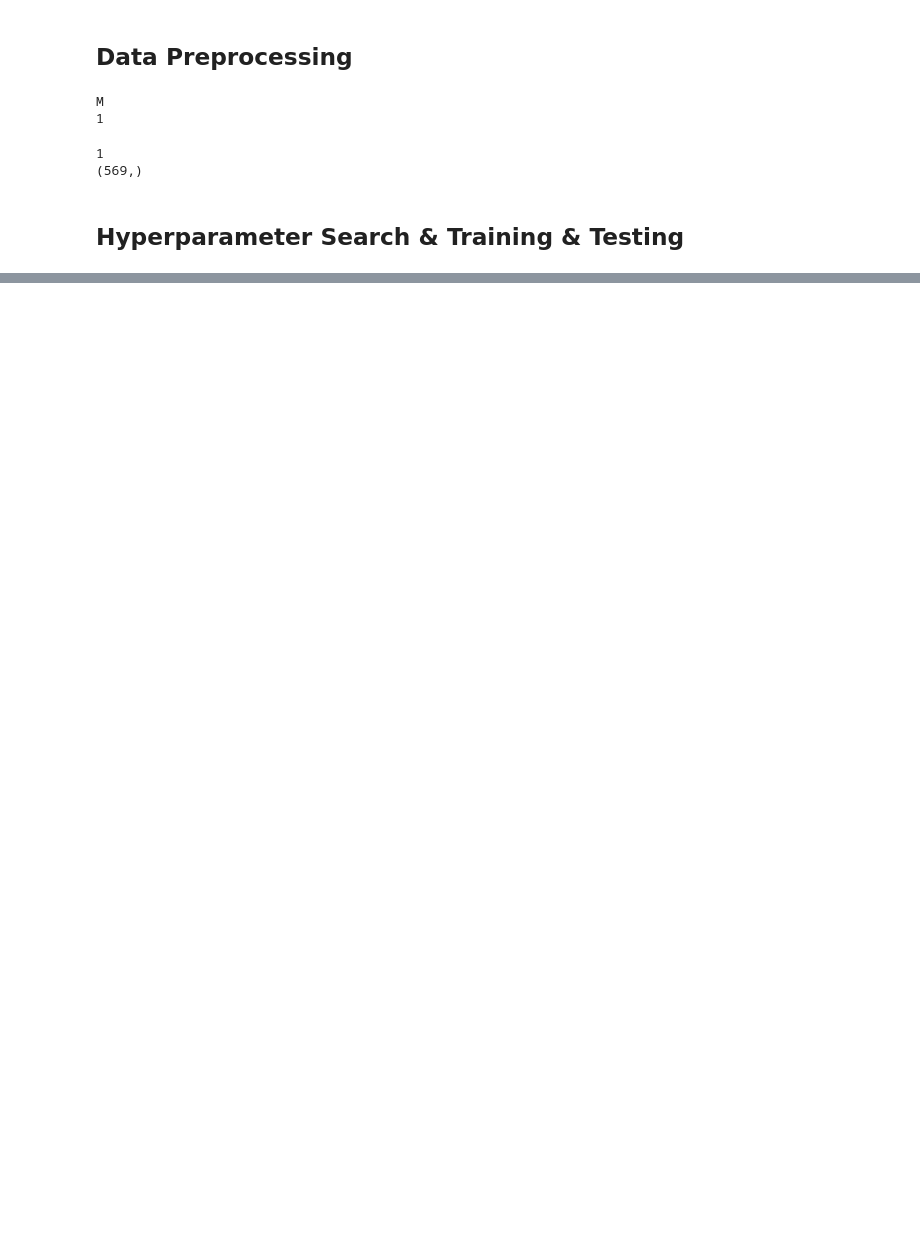
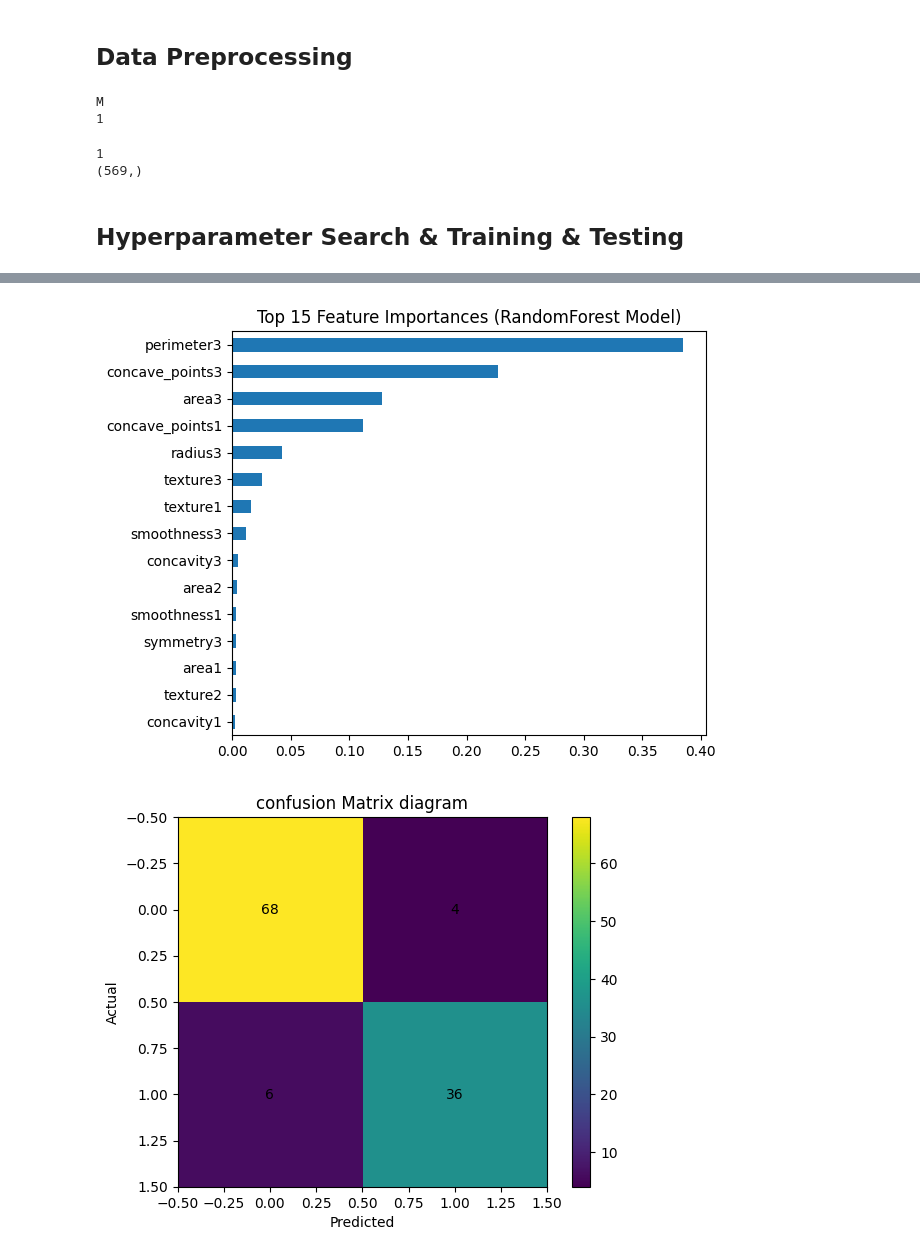
Before and after one commit to realbili/SEP740_Group12, a Jupyter notebook: RandomForest.ipynb, the cells around one changed output, grey strips where cells are left out. Saved outputs shown, nothing was run; the diff lists cells and outputs as text; code cells hidden in the pictures; blank space fills up the shorter version.

```diff
--- a/RandomForest.ipynb
+++ b/RandomForest.ipynb
@@ -272,12 +244,0 @@ plt.show()
-# %%
-roc_auc = roc_auc_score(y_test, y_proba)
-fpr, tpr, thresholds = roc_curve(y_test, y_proba, pos_label=1)
-plt.figure()
-plt.plot(fpr, tpr, label=f"Random Forest (AUC = {roc_auc:.3f})")
-plt.plot([0, 1], [0, 1], linestyle="--", label="Chance")
-plt.xlabel("False Positive Rate (1 - Specificity)")
-plt.ylabel("True Positive Rate (Sensitivity)")
-plt.title("ROC Curve – Breast Cancer (Malignant = Positive)")
-plt.legend(loc="lower right")
-plt.tight_layout()
-plt.show()
@@ -285,0 +292,46 @@ plt.show()
+# %%
+# final result analysis
+def features(model, X):
+  p = model.named_steps["rf_model"]
+  featr = pd.Series(p.feature_importances_, index=numeric_features)
+  top = featr.sort_values(ascending=False)
+  plt.figure()
+  top.head(15).plot(kind="barh")
+  plt.gca().invert_yaxis()
+  plt.title("Top 15 Feature Importances (RandomForest Model)")
+  plt.tight_layout()
+  plt.show()
+
+def CMatrix(test, pred):
+  cm = confusion_matrix(y_test, pred)
+  plt.imshow(cm)
+  for i in range(cm.shape[0]):
+      for j in range(cm.shape[1]):
+          value = cm[i, j]
+          plt.text(j, i, value, ha="center", va="center")
+
+  plt.title("confusion Matrix diagram")
+  plt.xlabel("Predicted")
+  plt.ylabel("Actual")
+  plt.colorbar()
+  plt.show()
+
+def roc(test, proba):
+  area = roc_auc_score(y_test, proba)
+  fpr, tpr, UNUSED = roc_curve(test, proba, pos_label=1)
+  plt.figure()
+  plt.plot(fpr, tpr)
+  plt.text(0.6, 0.1, "area: "+str(area))
+  plt.xlabel("FPR ")
+  plt.ylabel("TPR ")
+  plt.title("ROC Curve – Breast Cancer (Malignant = Positive)")
+  plt.tight_layout()
+  plt.show()
+
+
+features(best_model, X_train)
+CMatrix(y_test, pred)
+roc(y_test, proba)
+# %% [output]
+[figure, added]
+[figure, added]
```
Also changed, not shown: parts of 16 cells of this notebook.
